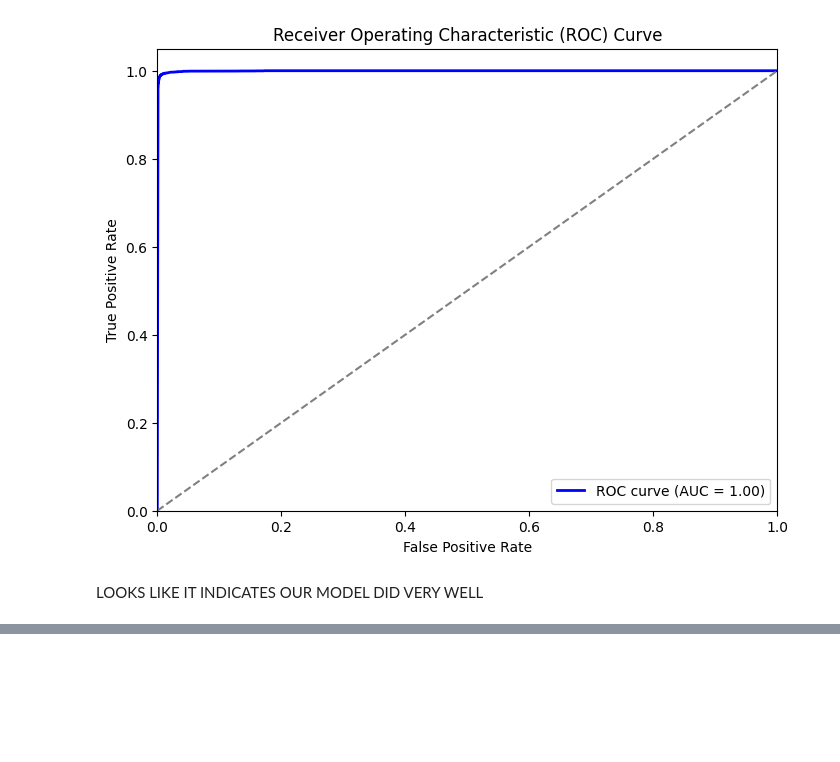
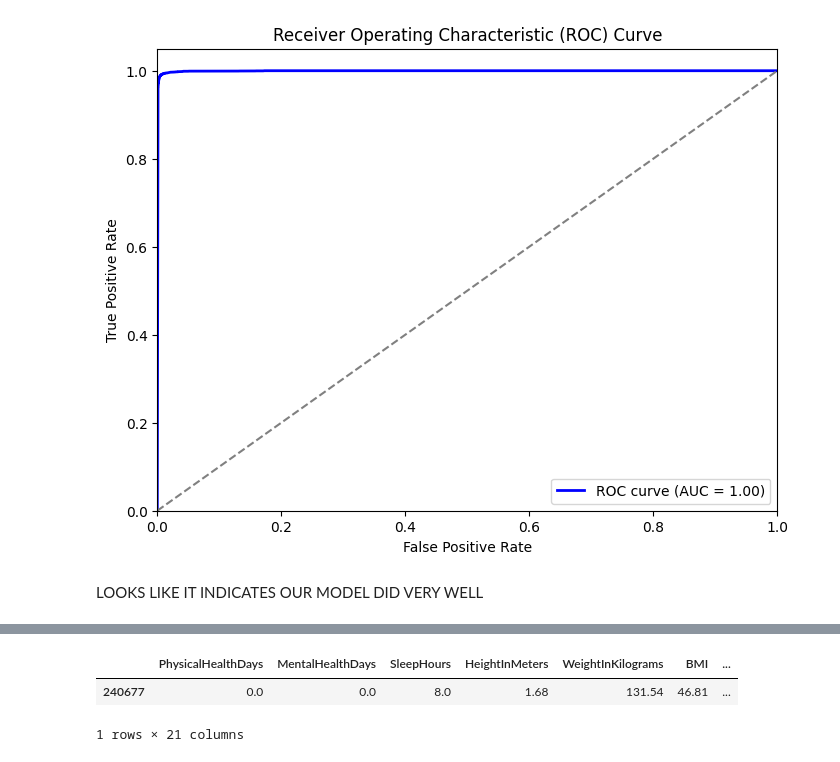
Before and after one commit to Scoperr/End-to-End-Heart-Disease-Prediction, a Jupyter notebook: notebook/eda.ipynb, the cells around one changed output, grey strips where cells are left out. Drawn from its saved outputs; the diff is of its cells as text; code cells hidden in the pictures; blank space fills up the shorter version.

```diff
--- a/notebook/eda.ipynb
+++ b/notebook/eda.ipynb
@@ -631,0 +710,3 @@ Predictions: ['Yes']
+# %%
+for c in bin_cat_col:
+    print(sample_data[c].unique())
@@ -631,0 +723,3 @@ Predictions: ['Yes']
+# %%
+for c in non_bin_cat_col:
+    print(c,':  ',sample_data[c].unique())
@@ -631,0 +739,3 @@ Predictions: ['Yes']
+# %%
+for c in num_col:
+    print(c,min(sample_data[c]),max(sample_data[c]))
@@ -631,0 +749,3 @@ Predictions: ['Yes']
+# %%
+for c in selected_columns:
+    print(sample_data[c][sample_data[c]=='Yes'][:1])
@@ -631,0 +770,6 @@ Predictions: ['Yes']
+# %%
+sample_data[selected_columns][sample_data[c]=='Yes'][:1]
+# %% [output]
+|  | PhysicalHealthDays | MentalHealthDays | SleepHours | HeightInMeters | WeightInKilograms | BMI | ... |
+| 240677 | 0.0 | 0.0 | 8.0 | 1.68 | 131.54 | 46.81 | ... |
+1 rows × 21 columns
```
Also changed, not shown: parts of 21 cells of this notebook, 5 other files.
